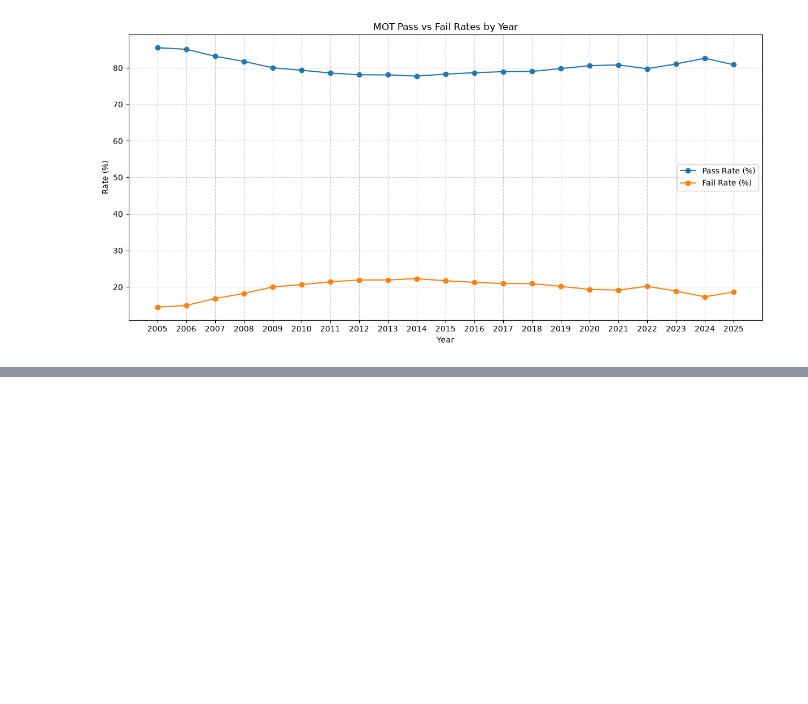
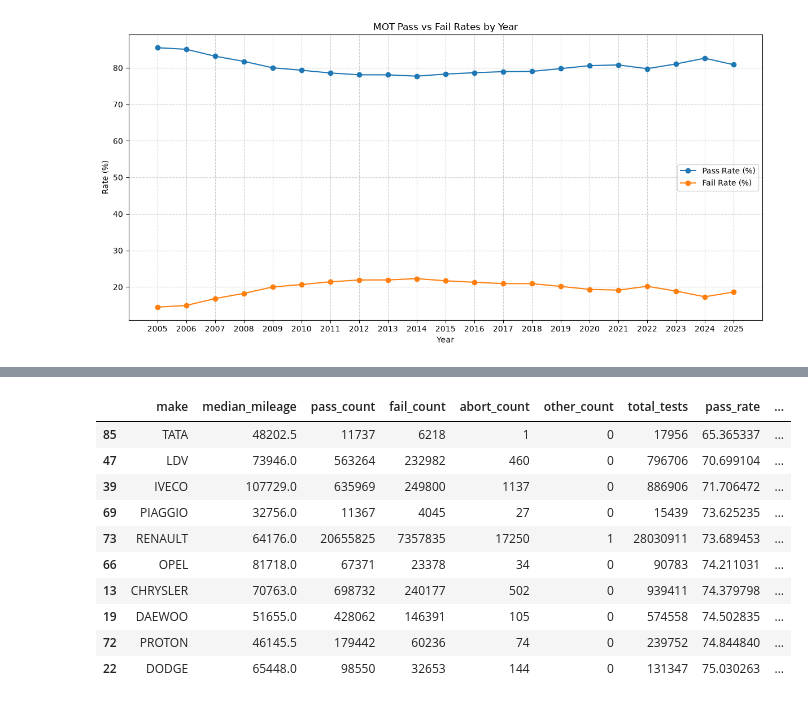
Before and after one commit to Nasser-Sanchez/UK-MOT-Reliability-Analysis, a Jupyter notebook: notebooks/mot_data_inspection.ipynb, the cells around one changed output, grey strips where cells are left out. Cells and saved outputs as stored; diff of their text form; code cells hidden in the pictures; blank space fills up the shorter version.

```diff
--- a/notebooks/mot_data_inspection.ipynb
+++ b/notebooks/mot_data_inspection.ipynb
@@ -172,0 +223,14 @@ plt.show()
+# %%
+pass_rate_by_make.sort_values('pass_rate', ascending=True).head(n=10)
+# %% [output]
+|  | make | median_mileage | pass_count | fail_count | abort_count | other_count | total_tests | pass_rate | ... |
+| 85 | TATA | 48202.5 | 11737 | 6218 | 1 | 0 | 17956 | 65.365337 | ... |
+| 47 | LDV | 73946.0 | 563264 | 232982 | 460 | 0 | 796706 | 70.699104 | ... |
+| 39 | IVECO | 107729.0 | 635969 | 249800 | 1137 | 0 | 886906 | 71.706472 | ... |
+| 69 | PIAGGIO | 32756.0 | 11367 | 4045 | 27 | 0 | 15439 | 73.625235 | ... |
+| 73 | RENAULT | 64176.0 | 20655825 | 7357835 | 17250 | 1 | 28030911 | 73.689453 | ... |
+| 66 | OPEL | 81718.0 | 67371 | 23378 | 34 | 0 | 90783 | 74.211031 | ... |
+| 13 | CHRYSLER | 70763.0 | 698732 | 240177 | 502 | 0 | 939411 | 74.379798 | ... |
+| 19 | DAEWOO | 51655.0 | 428062 | 146391 | 105 | 0 | 574558 | 74.502835 | ... |
+| 72 | PROTON | 46145.5 | 179442 | 60236 | 74 | 0 | 239752 | 74.844840 | ... |
+| 22 | DODGE | 65448.0 | 98550 | 32653 | 144 | 0 | 131347 | 75.030263 | ... |
```
Also changed, not shown: parts of 4 cells of this notebook.
